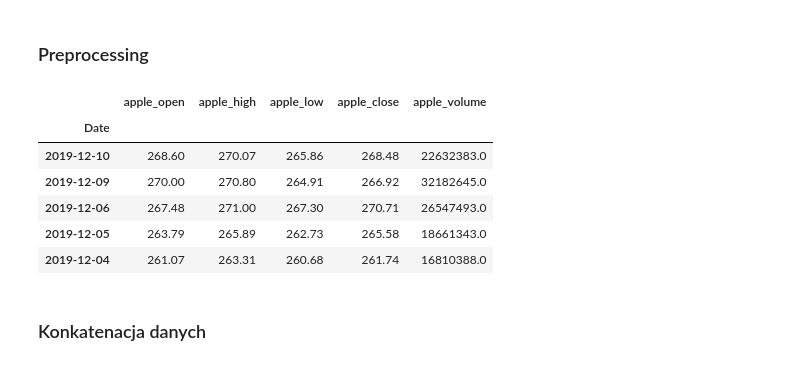
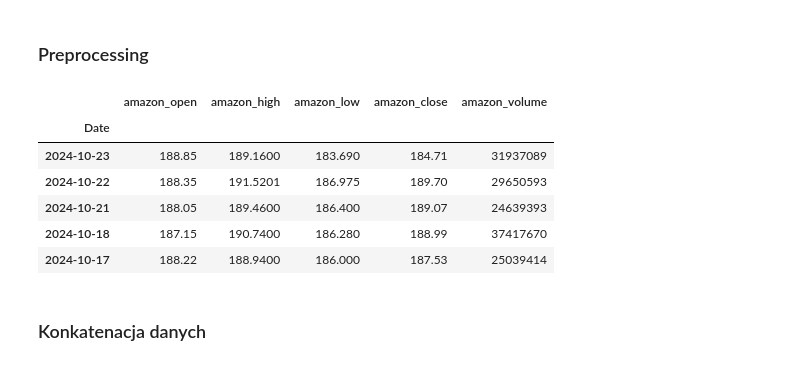
Before and after one commit to sebekpro/python-ds, a Jupyter notebook: 02_analiza_danych/04_laczenie_danych.ipynb, the cells around one changed output. Cells and saved outputs as stored; diff of their text form; code cells hidden in the pictures.

```diff
--- a/02_analiza_danych/04_laczenie_danych.ipynb
+++ b/02_analiza_danych/04_laczenie_danych.ipynb
@@ -72,15 +74,15 @@ amazon.columns = ['amazon_' + col.lower() for col in amazon.columns]
 google.columns = ['google_' + col.lower() for col in google.columns]
 uber.columns = ['uber_' + col.lower() for col in uber.columns]
 # %%
-apple.head()
+amazon.head()
 # %% [output]
-|  | apple_open | apple_high | apple_low | apple_close | apple_volume |
+|  | amazon_open | amazon_high | amazon_low | amazon_close | amazon_volume |
 | Date |  |  |  |  |  |
-| 2019-12-10 | 268.60 | 270.07 | 265.86 | 268.48 | 22632383.0 |
-| 2019-12-09 | 270.00 | 270.80 | 264.91 | 266.92 | 32182645.0 |
-| 2019-12-06 | 267.48 | 271.00 | 267.30 | 270.71 | 26547493.0 |
-| 2019-12-05 | 263.79 | 265.89 | 262.73 | 265.58 | 18661343.0 |
-| 2019-12-04 | 261.07 | 263.31 | 260.68 | 261.74 | 16810388.0 |
+| 2024-10-23 | 188.85 | 189.1600 | 183.690 | 184.71 | 31937089 |
+| 2024-10-22 | 188.35 | 191.5201 | 186.975 | 189.70 | 29650593 |
+| 2024-10-21 | 188.05 | 189.4600 | 186.400 | 189.07 | 24639393 |
+| 2024-10-18 | 187.15 | 190.7400 | 186.280 | 188.99 | 37417670 |
+| 2024-10-17 | 188.22 | 188.9400 | 186.000 | 187.53 | 25039414 |
 # %% [markdown]
 ### <a name='a4'></a> Konkatenacja danych
 # %%
```
Also changed, not shown: parts of 13 cells of this notebook.
